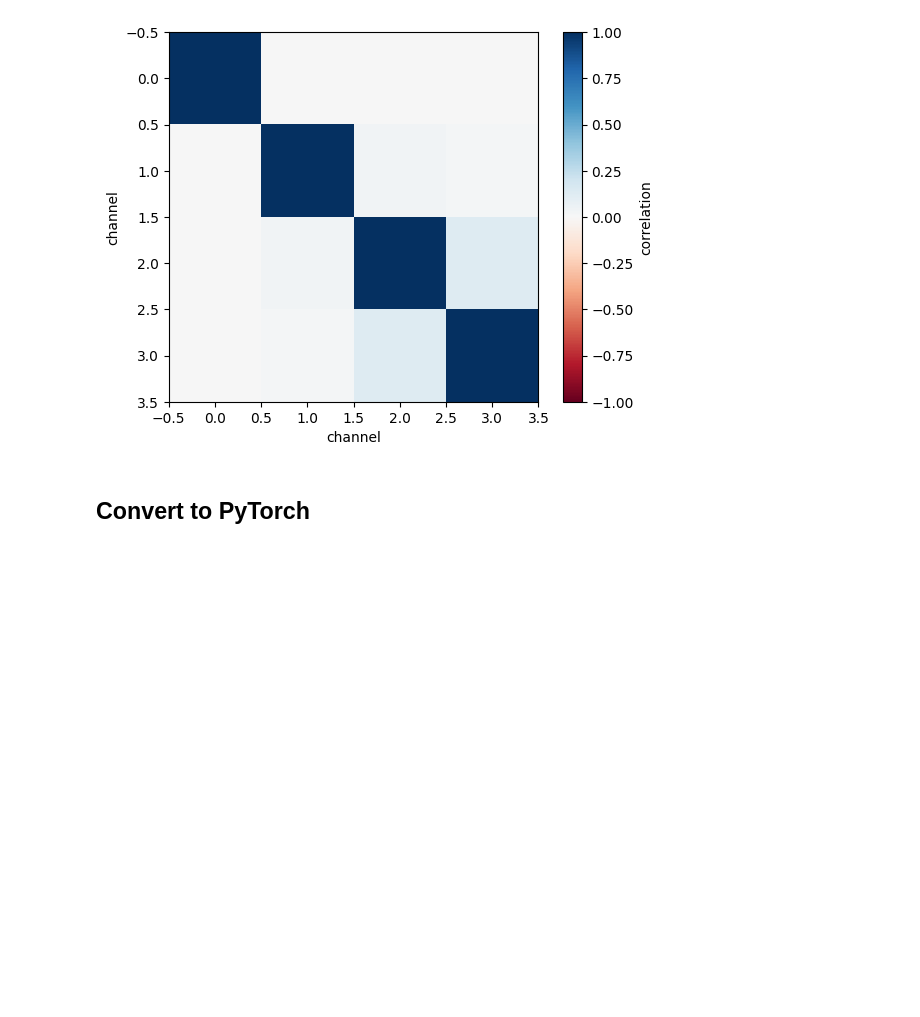
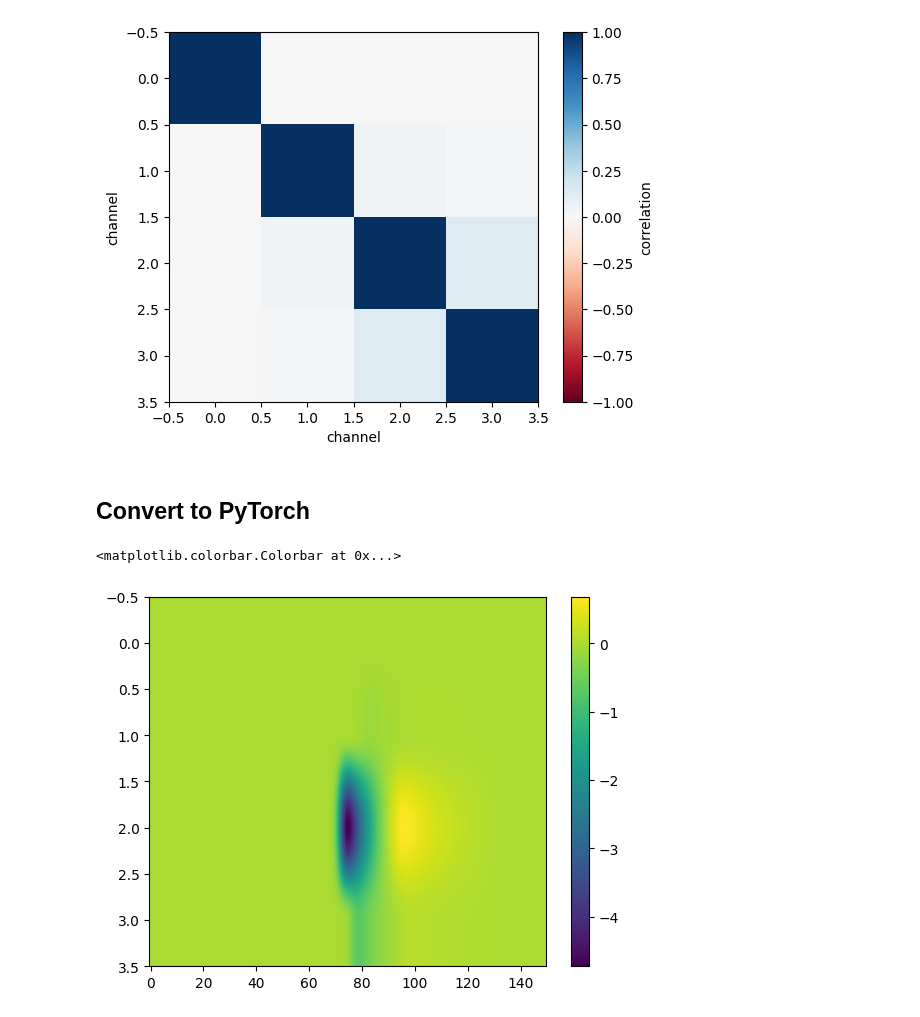
Before and after one commit to slinderman/ml4nd, a Jupyter notebook: data/01_simple_spike_sorting/generate_synthetic_data.ipynb, the cells around one changed output. Saved outputs shown, nothing was run; the diff lists cells and outputs as text; code cells hidden in the pictures; blank space fills up the shorter version.

Commit message:
updating the templates to be in z-scored units

```diff
--- a/data/01_simple_spike_sorting/generate_synthetic_data.ipynb
+++ b/data/01_simple_spike_sorting/generate_synthetic_data.ipynb
@@ -47,7 +47,8 @@ spike_times, spike_unit_ids = true_sorting.get_all_spike_trains()[0]
 # %% [markdown]
 ### Z-score the traces
 # %%
-traces = (traces - traces.mean(axis=0)) / traces.std(axis=0)
+scales = traces.std(axis=0)
+traces = (traces - traces.mean(axis=0)) / scales
 # %%
 spike_unit_ids = np.array(spike_unit_ids, dtype=int)
 np.unique(spike_unit_ids)
@@ -114,2 +115,8 @@ torch.save(dict(traces=torch.tensor(traces),
                 sampling_frequency=sampling_frequency,),
            "lab01_data.pt")
+# %%
+plt.imshow((true_templates / scales)[0].T, aspect="auto")
+plt.colorbar()
+# %% [output]
+<matplotlib.colorbar.Colorbar at 0x...>
+[figure, added]
```
Also changed, not shown: parts of 1 cell of this notebook, 1 other file.
